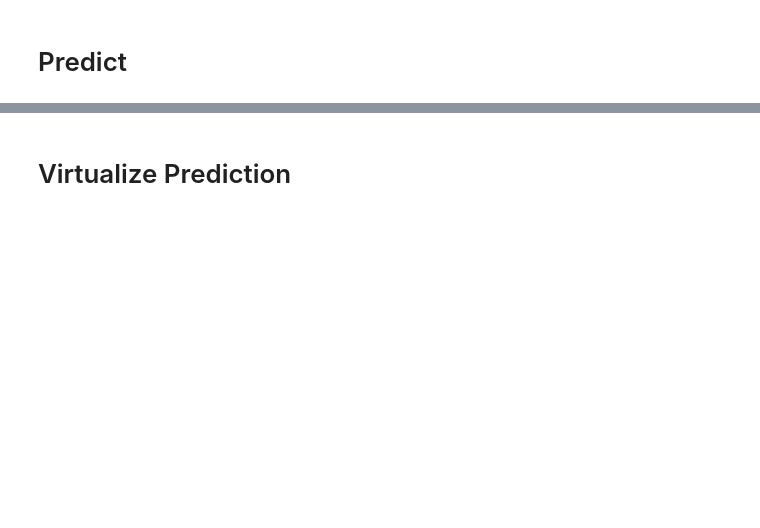
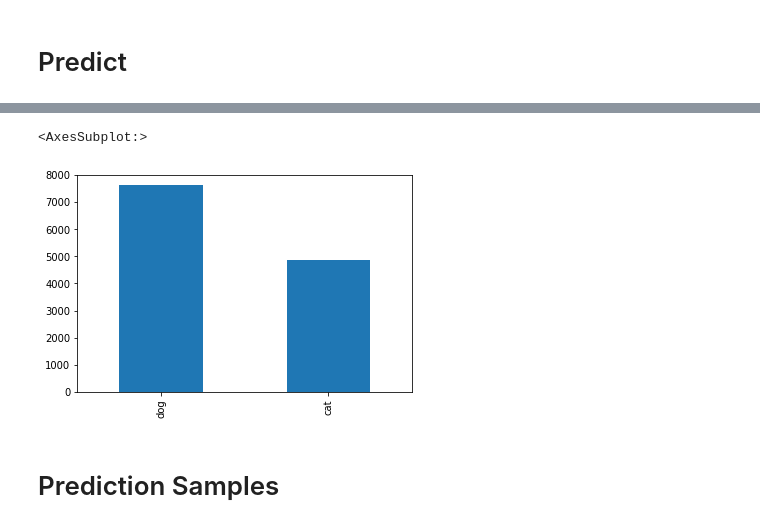
Before and after one commit to phineasla-hcmus/2.3-AI-CNN, a Jupyter notebook: dogs-vs-cats.ipynb, the cells around one changed output, grey strips where cells are left out. Saved outputs shown, nothing was run; the diff lists cells and outputs as text; code cells hidden in the pictures; blank space fills up the shorter version.

```diff
--- a/dogs-vs-cats.ipynb
+++ b/dogs-vs-cats.ipynb
@@ -159,16 +218,15 @@ DATAGEN_PARAMS = {
     "height_shift_range": 0.2,
     "width_shift_range": 0.2,
 }
-
 GEN_PARAMS = {
     "directory": TRAIN_DIR,
     "target_size": IMG_SIZE,
     "batch_size": BATCH_SIZE,
-    "class_mode": "binary",
+    "class_mode": "categorical",
 }
 
 train_datagen = ImageDataGenerator(**DATAGEN_PARAMS)
-val_datagen = ImageDataGenerator(**DATAGEN_PARAMS)
+val_datagen = ImageDataGenerator(rescale=1.0 / 255)
 
 train_gen = train_datagen.flow_from_dataframe(train_df, **GEN_PARAMS)
 val_gen = val_datagen.flow_from_dataframe(val_df, **GEN_PARAMS)
@@ -210,9 +269,24 @@ early_stop = callbacks.EarlyStopping(patience=10)
+# %%
+from tensorflow.keras import callbacks
+# https://keras.io/api/callbacks/reduce_lr_on_plateau/
+lr_reduction = callbacks.ReduceLROnPlateau(
+    monitor="val_accuracy", patience=2, verbose=1, factor=0.5
+)
+filepath = abspath_join(
+    BASE_OUTPUT_DIR, "checkpoint_{epoch:02d}_{val_accuracy:.2f}.hdf5"
+)
+# https://keras.io/api/callbacks/model_checkpoint/
+checkpoint = callbacks.ModelCheckpoint(
+    filepath, monitor="val_accuracy", verbose=1, save_best_only=True
+)
+early_stop_val_loss = callbacks.EarlyStopping(monitor='val_loss', patience=20, verbose=1)
+early_stop_val_acc = callbacks.EarlyStopping(monitor='val_accuracy', patience=20, verbose=1)
 # %%
 history = model.fit(
     train_gen,
     epochs=EPOCHS,
     validation_data=val_gen,
-    validation_steps=TOTAL_VAL // BATCH_SIZE,
-    steps_per_epoch=TOTAL_TRAIN // BATCH_SIZE,
-    callbacks=[lr_reduction, early_stop]
+    validation_steps=len(val_gen),
+    steps_per_epoch=len(train_gen),
+    callbacks=[early_stop_val_acc, checkpoint],
 )
@@ -257,5 +374,4 @@ test_df.shape[0] // BATCH_SIZE
 # %% [markdown]
 # Predict
 # %%
-predict = model.predict(test_gen, steps=test_df.shape[0] // BATCH_SIZE)
-test_df["class"] = np.argmax(predict, axis=-1)
+predict = model.predict(test_gen, verbose=1)
@@ -262,10 +380,13 @@ test_df["class"] = np.argmax(predict, axis=-1)
 # %%
+test_df["class"] = np.argmax(predict, axis=-1)
 result_df = test_df.copy()
 result_df["class"] = test_df["class"].replace(BIN_TO_CAT)
-# result_df["class"].value_counts().plot.bar()
-result_df
+result_df["class"].value_counts().plot.bar()
+# %% [output]
+<AxesSubplot:>
+[figure, added]
 # %% [markdown]
-# Virtualize Prediction
+# Prediction Samples
 # %%
 from tensorflow.keras.preprocessing.image import load_img
 
```
Also changed, not shown: parts of 21 cells of this notebook.
